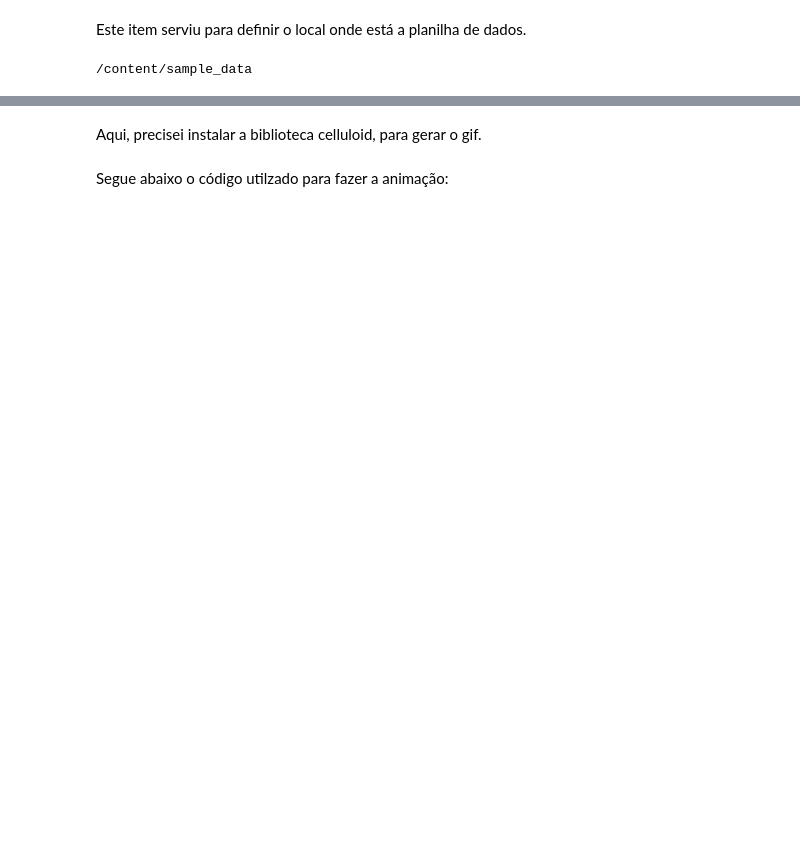
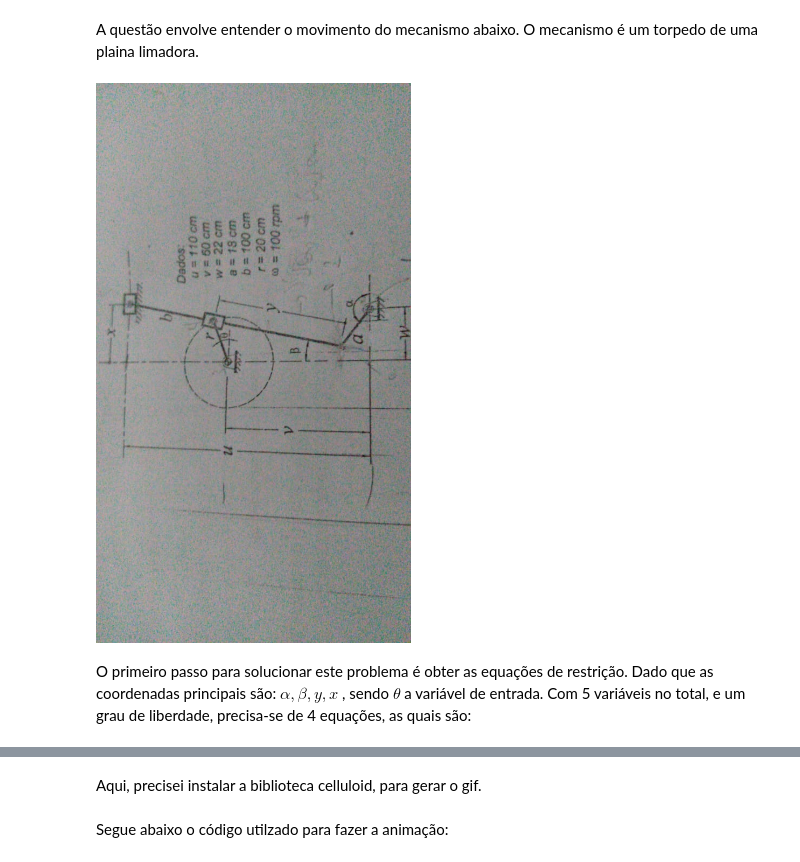
Before and after one commit to Honmaru0/Aprender, a Jupyter notebook: Torpedo_de_plaina_limadora.ipynb, the cells around one changed output, grey strips where cells are left out. Saved outputs shown, nothing was run; the diff lists cells and outputs as text; code cells hidden in the pictures; blank space fills up the shorter version.

```diff
--- a/Torpedo_de_plaina_limadora.ipynb
+++ b/Torpedo_de_plaina_limadora.ipynb
@@ -1,8 +1,11 @@
 # %% [markdown]
 <a href="https://colab.research.google.com/github/Honmaru0/Aprender/blob/master/Torpedo_de_plaina_limadora.ipynb" target="_parent"><img src="https://colab.research.google.com/assets/colab-badge.svg" alt="Open In Colab"/></a>
-# %% [markdown]
-Este item serviu para definir o local onde está a planilha de dados.
-# %%
-cd "/content/sample_data"
-# %% [output]
-/content/sample_data
+# %% [markdown]
+A questão envolve entender o movimento do mecanismo abaixo. O mecanismo é um torpedo de uma plaina limadora.
+# %%
+from IPython.display import Image
+Image('Plaina_limadora.jpeg')
+# %% [output]
+[figure, added]
+# %% [markdown]
+ O primeiro passo para solucionar este problema é obter as equações de restrição. Dado que as coordenadas principais são: $\alpha,\beta,y,x$ , sendo $\theta$ a variável de entrada. Com 5 variáveis no total, e um grau de liberdade, precisa-se de 4 equações, as quais são:
```
Also changed, not shown: parts of 5 cells of this notebook.
